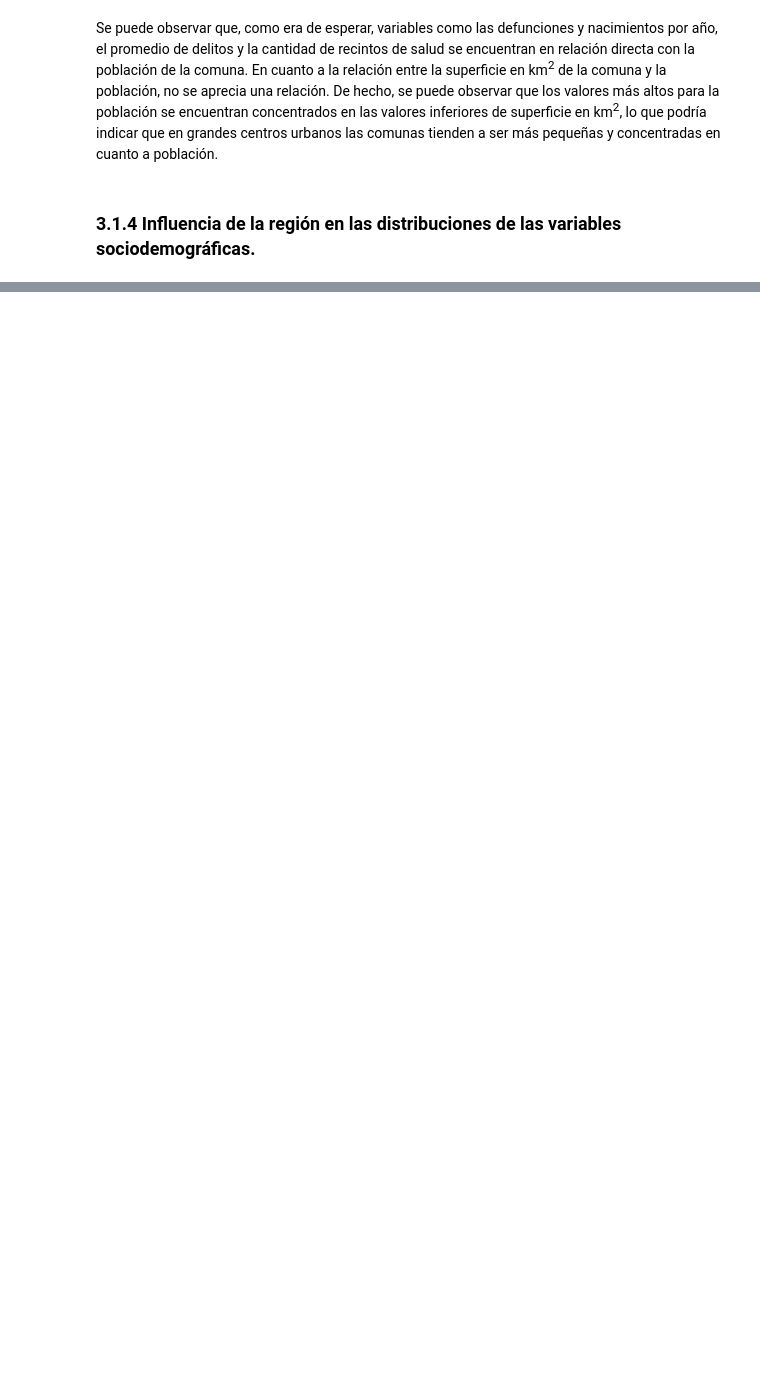
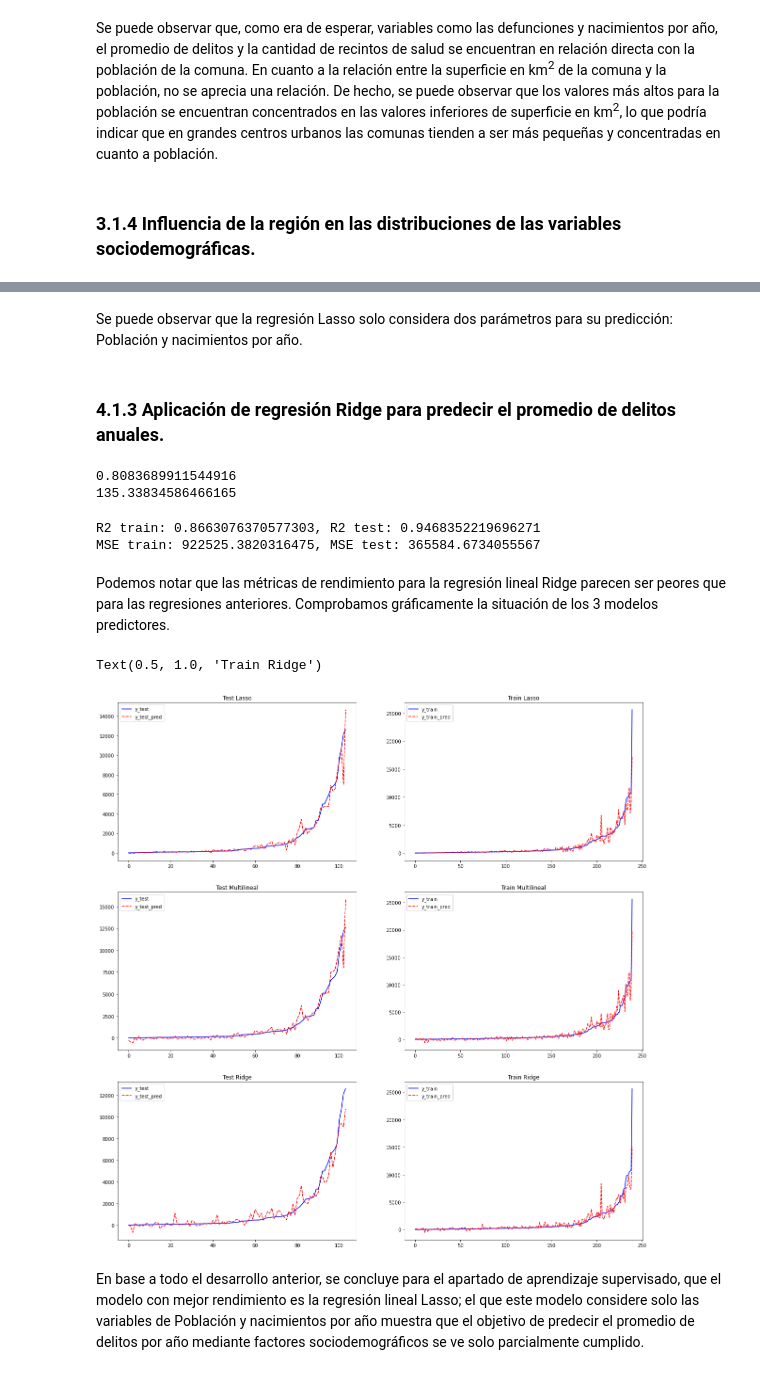
Before and after one commit to 08benja08p/Grupo-8-CDD, a Jupyter notebook: Proyecto/Proyecto_CDD.ipynb, the cells around one changed output, grey strips where cells are left out. Drawn from its saved outputs; the diff is of its cells as text; code cells hidden in the pictures; blank space fills up the shorter version.

```diff
--- a/Proyecto/Proyecto_CDD.ipynb
+++ b/Proyecto/Proyecto_CDD.ipynb
@@ -690,0 +1350,15 @@ print (f'MSE train: {mse_train}, MSE test: {mse_test}')
+# %% [markdown]
+Se puede observar que la regresión Lasso solo considera dos parámetros para su predicción: Población y nacimientos por año.
+# %% [markdown]
+### 4.1.3 Aplicación de regresión Ridge para predecir el promedio de delitos anuales.
+# %%
+#Validación cruzada
+param_grid = {'alpha': np.linspace(0, 200, 400)}
+grid = GridSearchCV(estimator = Ridge(), param_grid = param_grid)
+grid.fit(x_train_s, y_train)
+print (grid.best_score_)
+alpha = grid.best_estimator_.alpha
+print (grid.best_estimator_.alpha)
+# %% [output]
+0.8083689911544916
+135.33834586466165
@@ -690,0 +1372,42 @@ print (f'MSE train: {mse_train}, MSE test: {mse_test}')
+# %%
+#Cálculo de las métricas de rendimiento
+r2_train = r2_score(y_train, y_train_pred_ridge)
+r2_test = r2_score(y_test, y_test_pred_ridge)
+mse_train = mean_squared_error(y_train, y_train_pred_ridge)
+mse_test = mean_squared_error(y_test, y_test_pred_ridge)
+print (f'R2 train: {r2_train}, R2 test: {r2_test}')
+print (f'MSE train: {mse_train}, MSE test: {mse_test}')
+# %% [output]
+R2 train: 0.8663076370577303, R2 test: 0.9468352219696271
+MSE train: 922525.3820316475, MSE test: 365584.6734055567
+# %% [markdown]
+Podemos notar que las métricas de rendimiento para la regresión lineal Ridge parecen ser peores que para las regresiones anteriores. Comprobamos gráficamente la situación de los 3 modelos predictores.
+# %%
+#Dataframe a modo de visualización
+data_res_test_rid = pd.DataFrame()
+data_res_test_rid['y_test'] = y_test
+data_res_test_rid['y_test_pred'] = y_test_pred_ridge
+data_res_test_rid = data_res_test_rid.sort_values(by = 'y_test').reset_index(drop = True)
+data_res_train_rid = pd.DataFrame()
+data_res_train_rid['y_train'] = y_train
+data_res_train_rid['y_train_pred'] = y_train_pred_ridge
+data_res_train_rid = data_res_train_rid.sort_values(by = 'y_train').reset_index(drop = True)
+
+fig, ((ax1, ax2), (ax3, ax4), (ax5, ax6)) = plt.subplots(3, 2, figsize = (20, 21))
+sns.lineplot(data = data_res_test_las, ax = ax1, palette = ['blue', 'red'])
+sns.lineplot(data = data_res_train_las, ax = ax2, palette = ['blue', 'red'])
+sns.lineplot(data = data_res_test, ax = ax3, palette = ['blue', 'red'])
+sns.lineplot(data = data_res_train, ax = ax4, palette = ['blue', 'red'])
+sns.lineplot(data = data_res_test_rid, ax = ax5, palette = ['blue', 'red'])
+sns.lineplot(data = data_res_train_rid, ax = ax6, palette = ['blue', 'red'])
+ax1.set_title('Test Lasso')
+ax2.set_title('Train Lasso')
+ax3.set_title('Test Multilineal')
+ax4.set_title('Train Multilineal')
+ax5.set_title('Test Ridge')
+ax6.set_title('Train Ridge')
+# %% [output]
+Text(0.5, 1.0, 'Train Ridge')
+[figure, added]
+# %% [markdown]
+En base a todo el desarrollo anterior, se concluye para el apartado de aprendizaje supervisado, que el modelo con mejor rendimiento es la regresión lineal Lasso; el que este modelo considere solo las variables de Población y nacimientos por año muestra que el objetivo de predecir el promedio de delitos por año mediante factores sociodemográficos se ve solo parcialmente cumplido.
```
Also changed, not shown: parts of 123 cells of this notebook, 1 other file.
